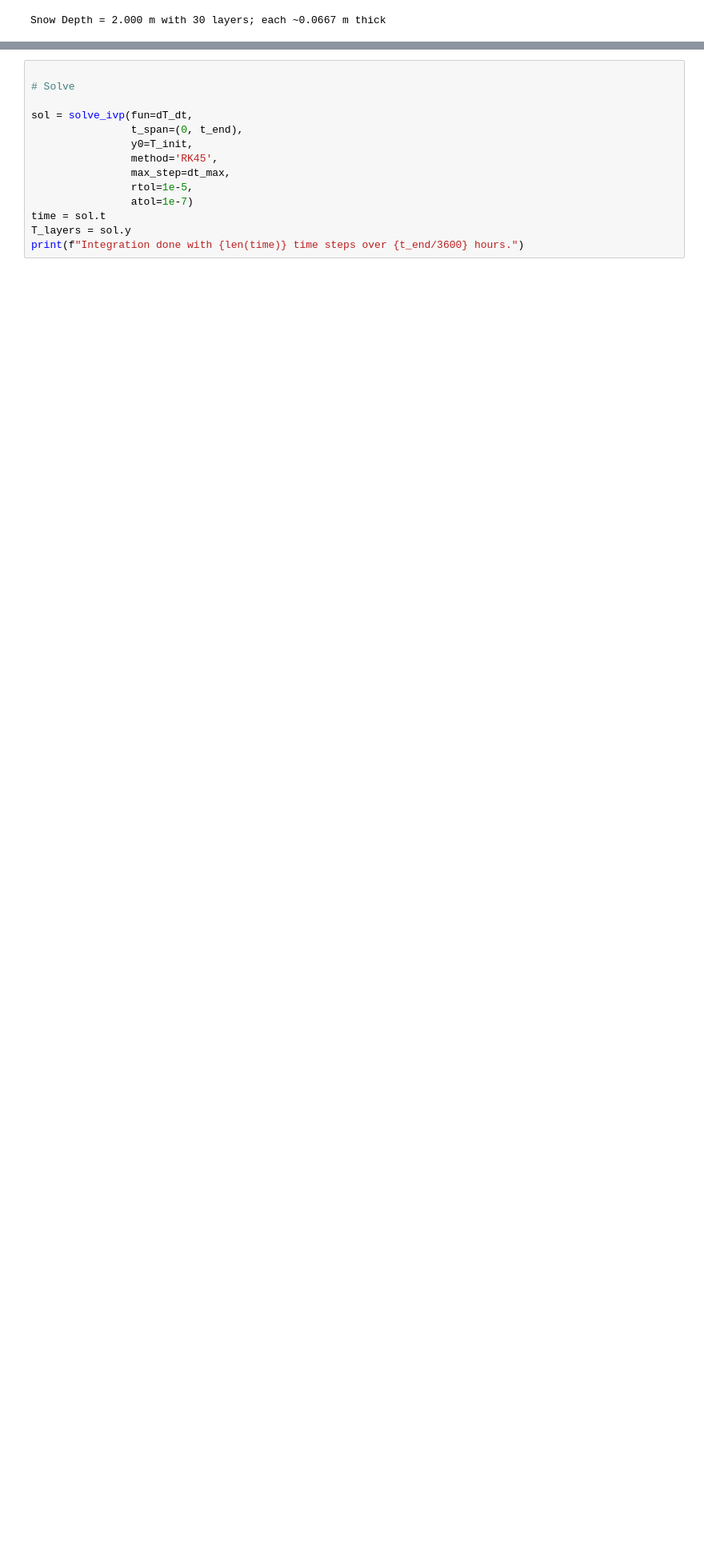
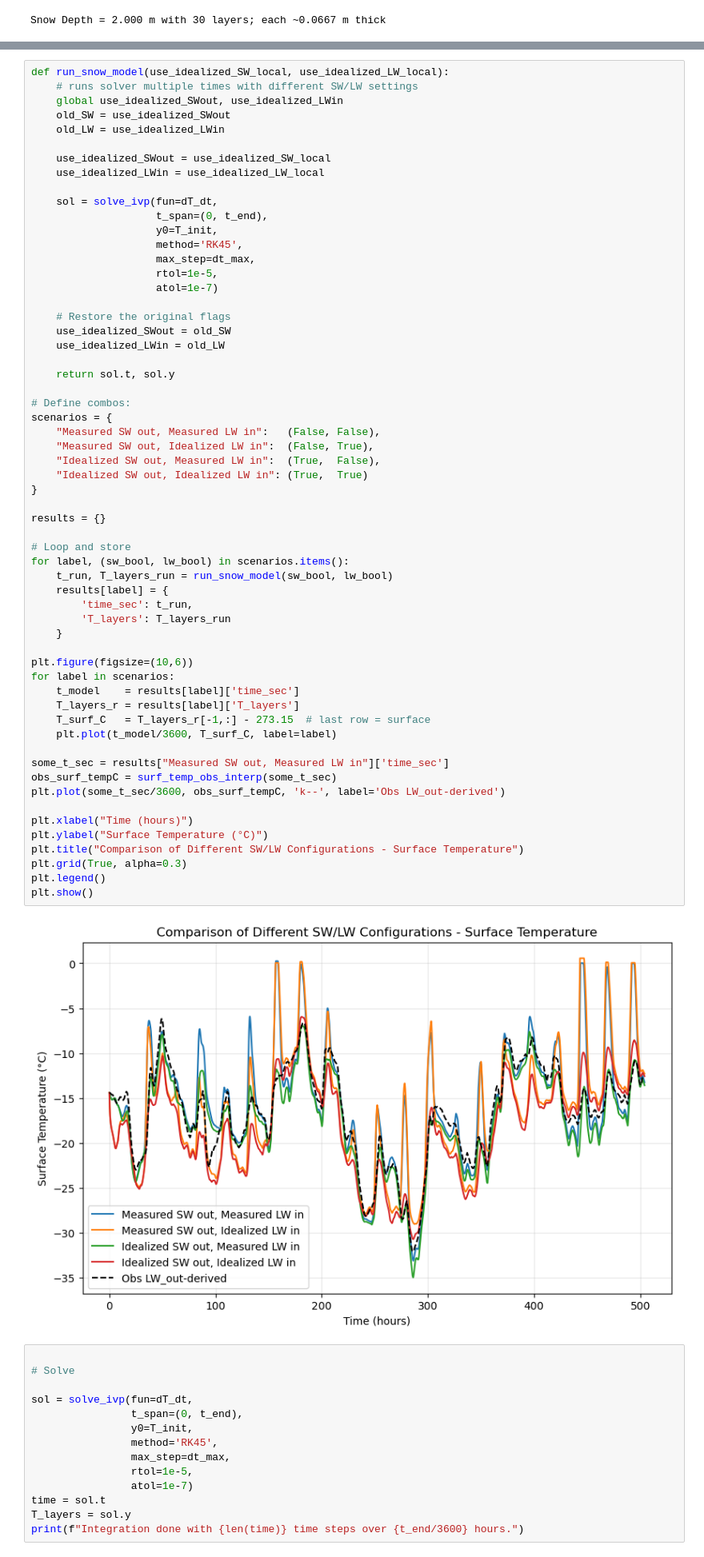
Before and after one commit to Austfi/snowtempprofile, a Jupyter notebook: snowmodel_data.ipynb, the cells around one changed output, grey strips where cells are left out. Shown at 80% size. Cells and saved outputs as stored; diff of their text form; blank space fills up the shorter version.

```diff
--- a/snowmodel_data.ipynb
+++ b/snowmodel_data.ipynb
@@ -457,6 +450,67 @@ def dT_dt(t_sec, T):
     T, dTdt = enforce_melt_freeze(T, dTdt, tau=1800)
 
     return dTdt
+# %%
+def run_snow_model(use_idealized_SW_local, use_idealized_LW_local):
+    # runs solver multiple times with different SW/LW settings
+    global use_idealized_SWout, use_idealized_LWin
+    old_SW = use_idealized_SWout
+    old_LW = use_idealized_LWin
+
+    use_idealized_SWout = use_idealized_SW_local
+    use_idealized_LWin = use_idealized_LW_local
+
+    sol = solve_ivp(fun=dT_dt,
+                    t_span=(0, t_end),
+                    y0=T_init,
+                    method='RK45',
+                    max_step=dt_max,
+                    rtol=1e-5,
+                    atol=1e-7)
+
+    # Restore the original flags
+    use_idealized_SWout = old_SW
+    use_idealized_LWin = old_LW
+
+    return sol.t, sol.y
+
+# Define combos:
+scenarios = {
+    "Measured SW out, Measured LW in":   (False, False),
+    "Measured SW out, Idealized LW in":  (False, True),
+    "Idealized SW out, Measured LW in":  (True,  False),
+    "Idealized SW out, Idealized LW in": (True,  True)
+}
+
+results = {}
+
+# Loop and store
+for label, (sw_bool, lw_bool) in scenarios.items():
+    t_run, T_layers_run = run_snow_model(sw_bool, lw_bool)
+    results[label] = {
+        'time_sec': t_run,
+        'T_layers': T_layers_run
+    }
+
+plt.figure(figsize=(10,6))
+for label in scenarios:
+    t_model    = results[label]['time_sec']
+    T_layers_r = results[label]['T_layers']
+    T_surf_C   = T_layers_r[-1,:] - 273.15  # last row = surface
+    plt.plot(t_model/3600, T_surf_C, label=label)
+
+some_t_sec = results["Measured SW out, Measured LW in"]['time_sec']
+obs_surf_tempC = surf_temp_obs_interp(some_t_sec)
+plt.plot(some_t_sec/3600, obs_surf_tempC, 'k--', label='Obs LW_out-derived')
+
+plt.xlabel("Time (hours)")
+plt.ylabel("Surface Temperature (°C)")
+plt.title("Comparison of Different SW/LW Configurations - Surface Temperature")
+plt.grid(True, alpha=0.3)
+plt.legend()
+plt.show()
+# %% [output]
+[figure, added]
 # %%
 
 # Solve
```
Also changed, not shown: parts of 7 cells of this notebook.
